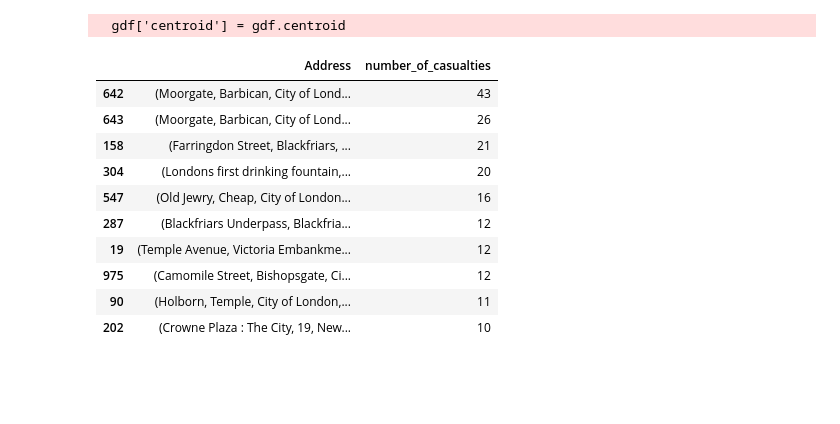
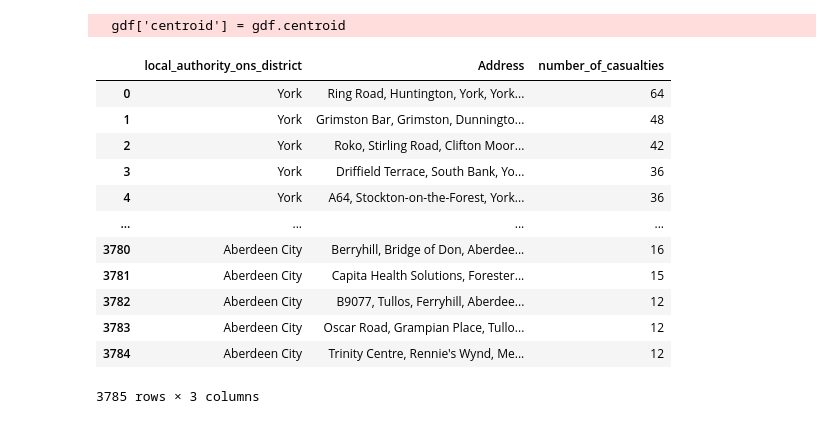
Before and after one commit to octokami/uk_road_safety, a Jupyter notebook: Road Safety data.ipynb, the cells around one changed output. Saved outputs shown, nothing was run; the diff lists cells and outputs as text; code cells hidden in the pictures; blank space fills up the shorter version.

```diff
--- a/Road Safety data.ipynb
+++ b/Road Safety data.ipynb
@@ -39,7 +41,7 @@ print("Data from " + str(accident['date'].min()) + " to " + str(accident['date']
 Data from 01/01/2016 to 31/12/2020
 # %%
 # Filtering relevant fields
-df_filtered = df_merged[['accident_year', 'day_of_week', 'date', 'time',
+df_filtered = df_merged.loc[:,['accident_year', 'day_of_week', 'date', 'time',
     'longitude', 'latitude', 'local_authority_ons_district',
 
     # Driver
@@ -170,32 +152,50 @@ def substitute_by_label(field_name = 'local_authority_ons_district', df = df_fil
     df_labeled.drop(columns=columns, inplace= True)
     return df_labeled
 
-df_labeled = substitute_by_label('local_authority_ons_district', df_filtered, xlsx)
+#df_labeled = substitute_by_label('local_authority_ons_district', df_filtered, xlsx)
+
+# For all categorical and ordinal attributes
+df_labeled = df_filtered
+for key, value in attributes_dict.items():
+    if value != 'quantitative':
+        df_labeled = substitute_by_label(key, df_labeled, xlsx)
+
+df_labeled.fillna('Data missing', inplace=True)
 districts = df_labeled['local_authority_ons_district'].unique()
 # %%
-def top_10(dropdown_district = 'City of London', df_labeled = df_labeled):
-    df_labeled = df_labeled[df_labeled['local_authority_ons_district']==dropdown_district]
-    df_group = df_labeled.groupby(['longitude', 'latitude'])['number_of_casualties'].sum().to_frame().reset_index()
-    # Top 10
-    df_group_10 = df_group.sort_values(by='number_of_casualties', ascending = False).head(10)
-    df_group_10['Address'] = df_group_10['latitude'].apply(lambda x: str(x))+', '+ df_group_10['longitude'].apply(lambda x: str(x))
+def address_from_coordinates(top = 10, df_labeled = df_labeled):
+    ''' Gets the 'top' amount of addresses for the coordinates in df_labeled
+    Warning: this function can take quite a log time to process.
+    '''
+    # Remove other columns
+    df_address = df_labeled.groupby(['local_authority_ons_district', 'latitude', 'longitude'], as_index = False)['number_of_casualties'].sum()
+    df_address = df_address.sort_values(by=['local_authority_ons_district','number_of_casualties'], ascending = False)
+    df_address = df_address.groupby('local_authority_ons_district').head(top).reset_index(drop=True)
+    df_address['Address'] = df_address['latitude'].apply(lambda x: str(x))+', '+ df_address['longitude'].apply(lambda x: str(x))
     geolocator = Nominatim(user_agent="http")
-    df_group_10['Address'] = df_group_10['Address'].apply(lambda x: geolocator.reverse(x))
-    df_group_10 = df_group_10[['Address','number_of_casualties']]
-    return df_group_10
+    df_address['Address'] = df_address['Address'].apply(lambda x: geolocator.reverse(x))
+    return df_address
 
-df_group_10 = top_10(dropdown_district = 'City of London', df_labeled = df_labeled)
-df_group_10
+# This takes a very long time for the full dataset (apx. 40min) so the file is pre-saved.
+#df_address = address_from_coordinates(10, df_labeled = df_labeled)
+#df_address.to_csv('df_address.csv')
+
+# Importing addresses
+df_address = pd.read_csv('df_address.csv')
+df_address = df_address[['local_authority_ons_district', 'Address', 'number_of_casualties']]
+#df_address
 # %% [output]
-|  | Address | number_of_casualties |
-| 642 | (Moorgate, Barbican, City of Lond... | 43 |
-| 643 | (Moorgate, Barbican, City of Lond... | 26 |
-| 158 | (Farringdon Street, Blackfriars, ... | 21 |
-| 304 | (Londons first drinking fountain,... | 20 |
-| 547 | (Old Jewry, Cheap, City of London... | 16 |
-| 287 | (Blackfriars Underpass, Blackfria... | 12 |
-| 19 | (Temple Avenue, Victoria Embankme... | 12 |
-| 975 | (Camomile Street, Bishopsgate, Ci... | 12 |
-| 90 | (Holborn, Temple, City of London,... | 11 |
-| 202 | (Crowne Plaza : The City, 19, New... | 10 |
+|  | local_authority_ons_district | Address | number_of_casualties |
+| 0 | York | Ring Road, Huntington, York, York... | 64 |
+| 1 | York | Grimston Bar, Grimston, Dunningto... | 48 |
+| 2 | York | Roko, Stirling Road, Clifton Moor... | 42 |
+| 3 | York | Driffield Terrace, South Bank, Yo... | 36 |
+| 4 | York | A64, Stockton-on-the-Forest, York... | 36 |
+| ... | ... | ... | ... |
+| 3780 | Aberdeen City | Berryhill, Bridge of Don, Aberdee... | 16 |
+| 3781 | Aberdeen City | Capita Health Solutions, Forester... | 15 |
+| 3782 | Aberdeen City | B9077, Tullos, Ferryhill, Aberdee... | 12 |
+| 3783 | Aberdeen City | Oscar Road, Grampian Place, Tullo... | 12 |
+| 3784 | Aberdeen City | Trinity Centre, Rennie's Wynd, Me... | 12 |
+3785 rows × 3 columns
 # %%
```
Also changed, not shown: parts of 9 cells of this notebook.
